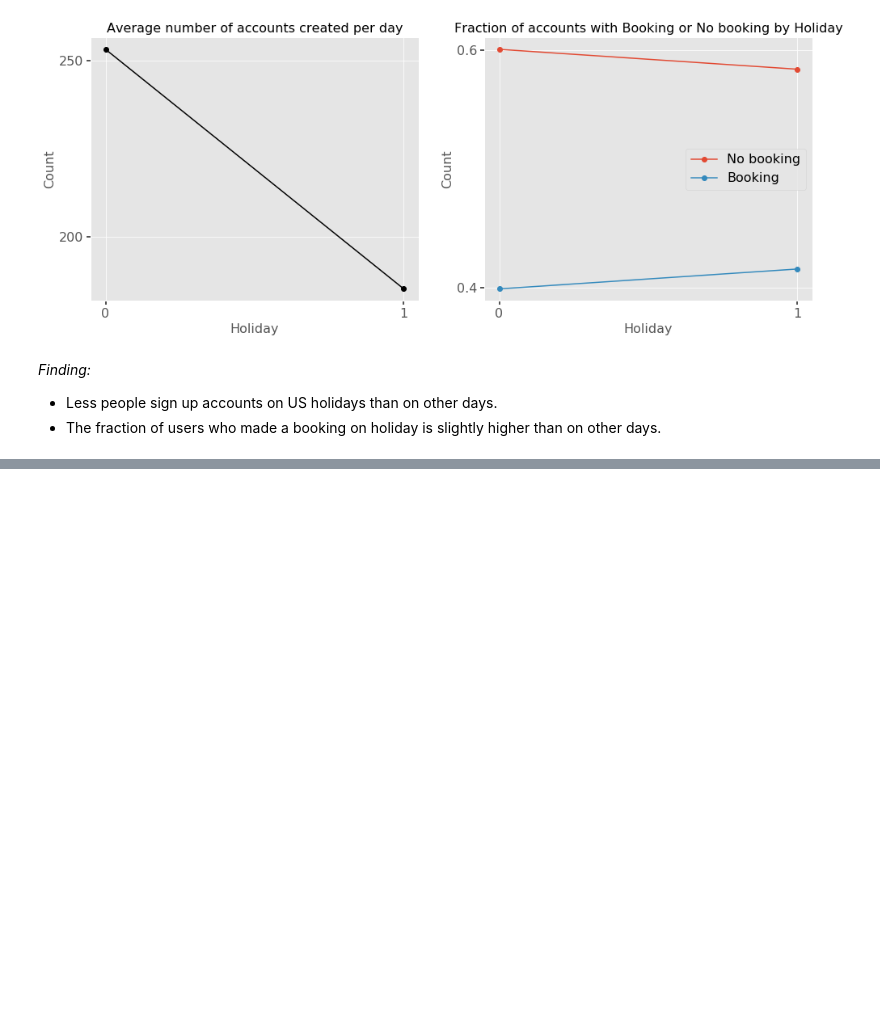
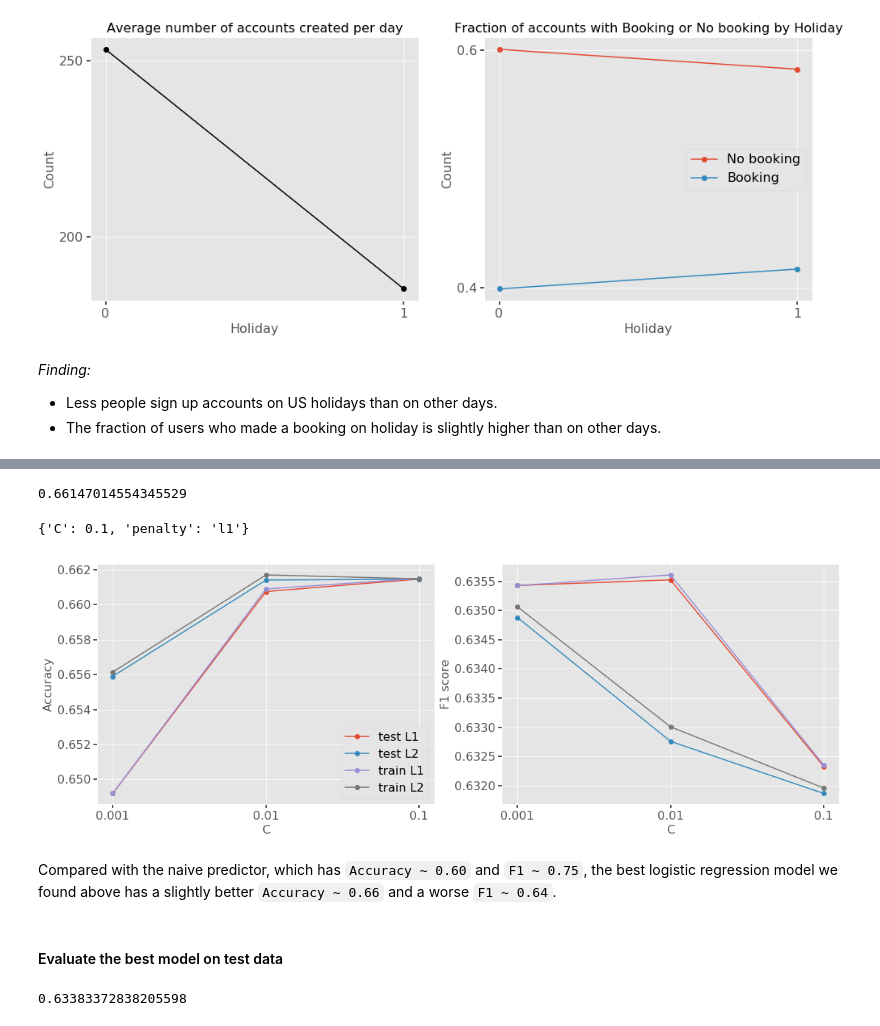
Before and after one commit to xingliuUT/History-Kaggle-Airbnb, a Jupyter notebook: demo.ipynb, the cells around one changed output, grey strips where cells are left out. Drawn from its saved outputs; the diff is of its cells as text; code cells hidden in the pictures; blank space fills up the shorter version.

Commit message:
feat: build a logistic regression model

```diff
--- a/demo.ipynb
+++ b/demo.ipynb
@@ -443,0 +450,7 @@ ID = full_data.id[:train_size].values
+# %%
+full_data_sparse = sparse.hstack((users_cat_data,
+                                  users_datetime_data,
+                                  np.array(users_data['age'])[:, None]),
+                                 format='csr')
+print ("Check number of columns: ", full_data_sparse.shape[1], "==",
+       users_cat_data.shape[1] + users_datetime_data.shape[1] + 1)
@@ -443,0 +461,12 @@ ID = full_data.id[:train_size].values
+# %%
+target = users_data['Booking']
+# %%
+# Split the features and target data into training and testing sets
+X_train, X_test, y_train, y_test = train_test_split(full_data_sparse,
+                                                    target,
+                                                    test_size = 0.2,
+                                                    random_state = 1)
+
+# Show the results of the split
+print("Training set has {} samples.".format(X_train.shape[0]))
+print("Testing set has {} samples.".format(X_test.shape[0]))
@@ -443,0 +568,50 @@ ID = full_data.id[:train_size].values
+# %%
+# best f1 score
+models.best_score_
+# %% [output]
+0.66147014554345529
+# %%
+# best combination of parameters
+models.best_params_
+# %% [output]
+{'C': 0.1, 'penalty': 'l1'}
+# %%
+fig, ax = plt.subplots(ncols = 2, figsize = (18, 6))
+
+l1_ind = [0, 2, 4]; l2_ind = [1, 3, 5]
+
+ax[0].plot(l1_ind, models.cv_results_['mean_test_accuracy'][l1_ind], 'o-', label = 'test L1');
+ax[0].plot(l1_ind, models.cv_results_['mean_test_accuracy'][l2_ind], 'o-', label = 'test L2');
+ax[0].plot(l1_ind, models.cv_results_['mean_train_accuracy'][l1_ind], 'o-', label = 'train L1');
+ax[0].plot(l1_ind, models.cv_results_['mean_train_accuracy'][l2_ind], 'o-', label = 'train L2');
+ax[0].set_xticklabels([0.001, 0.01, 0.1]);
+ax[0].set_xticks(l1_ind);
+ax[0].set_xlabel('C', fontsize = 16);
+ax[0].set_ylabel('Accuracy', fontsize = 16);
+ax[0].legend(fontsize = 16);
+ax[0].tick_params(axis='both',which='both',labelsize=16,\
+        length=5,width=2,direction='out');
+#ax[0].axhline(y = accuracy_naive, color = 'k');
+
+ax[1].plot(l1_ind, models.cv_results_['mean_test_f1'][l1_ind], 'o-', label = 'test L1');
+ax[1].plot(l1_ind, models.cv_results_['mean_test_f1'][l2_ind], 'o-', label = 'test L2');
+ax[1].plot(l1_ind, models.cv_results_['mean_train_f1'][l1_ind], 'o-', label = 'train L1');
+ax[1].plot(l1_ind, models.cv_results_['mean_train_f1'][l2_ind], 'o-', label = 'train L2');
+ax[1].set_xticklabels([0.001, 0.01, 0.1]);
+ax[1].set_xticks(l1_ind);
+ax[1].set_xlabel('C', fontsize = 16);
+ax[1].set_ylabel('F1 score', fontsize = 16);
+ax[1].tick_params(axis='both',which='both',labelsize=16,\
+        length=5,width=2,direction='out');
+#ax[1].axhline(y = f1_naive, color = 'k');
+# %% [output]
+[figure, added]
+# %% [markdown]
+Compared with the naive predictor, which has `Accuracy ~ 0.60` and `F1 ~ 0.75`, the best logistic regression model we found above has a slightly better `Accuracy ~ 0.66` and a worse `F1 ~ 0.64`.
+# %% [markdown]
+#### Evaluate the best model on test data
+# %%
+# F1 score on test data
+models.score(X_test, y_test)
+# %% [output]
+0.63383372838205598
```
Also changed, not shown: parts of 42 cells of this notebook.
